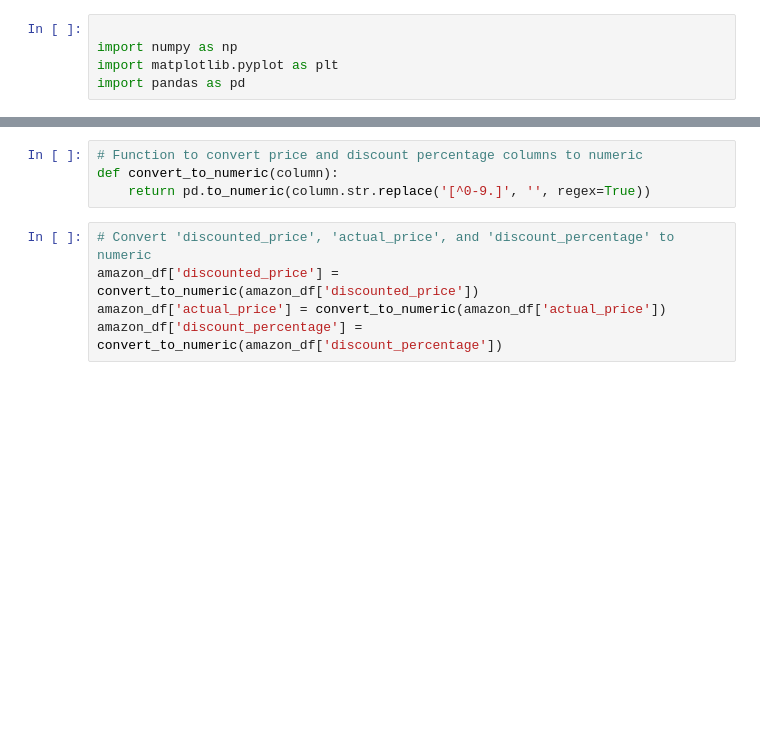
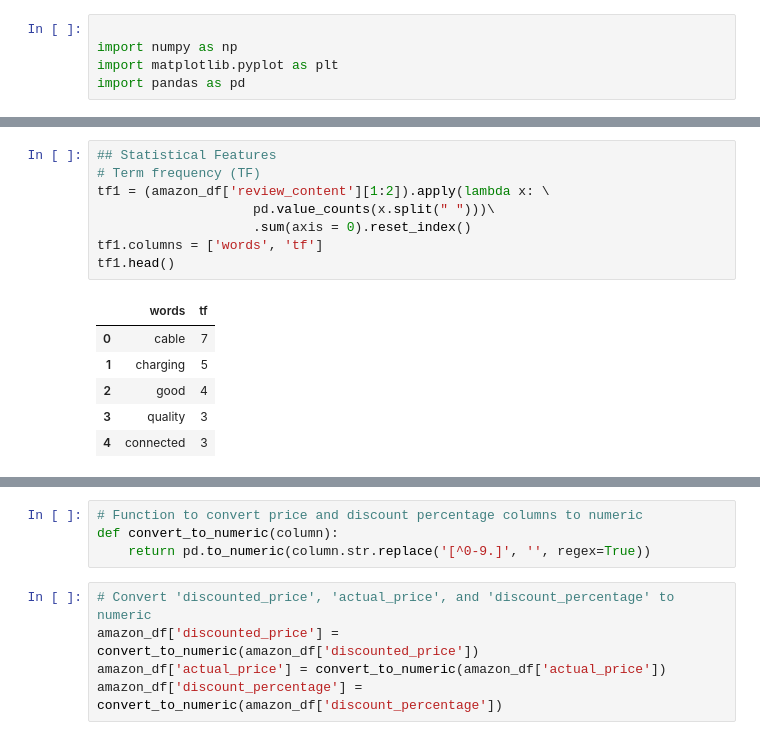
Before and after one commit to blackChan1234/AI, a Jupyter notebook: test1.ipynb, the cells around one changed output, grey strips where cells are left out. Saved outputs shown, nothing was run; the diff lists cells and outputs as text; blank space fills up the shorter version.

```diff
--- a/test1.ipynb
+++ b/test1.ipynb
@@ -17,0 +175,15 @@ dataset.head(6)
+# %%
+## Statistical Features
+# Term frequency (TF)
+tf1 = (amazon_df['review_content'][1:2]).apply(lambda x: \
+                    pd.value_counts(x.split(" ")))\
+                    .sum(axis = 0).reset_index()
+tf1.columns = ['words', 'tf']
+tf1.head()
+# %% [output]
+|  | words | tf |
+| 0 | cable | 7 |
+| 1 | charging | 5 |
+| 2 | good | 4 |
+| 3 | quality | 3 |
+| 4 | connected | 3 |
```
Also changed, not shown: parts of 29 cells of this notebook.
